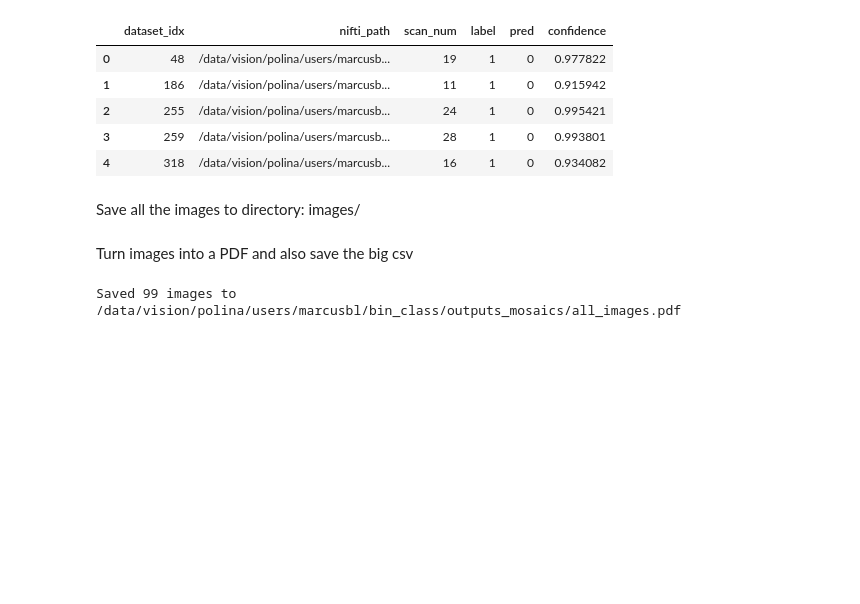
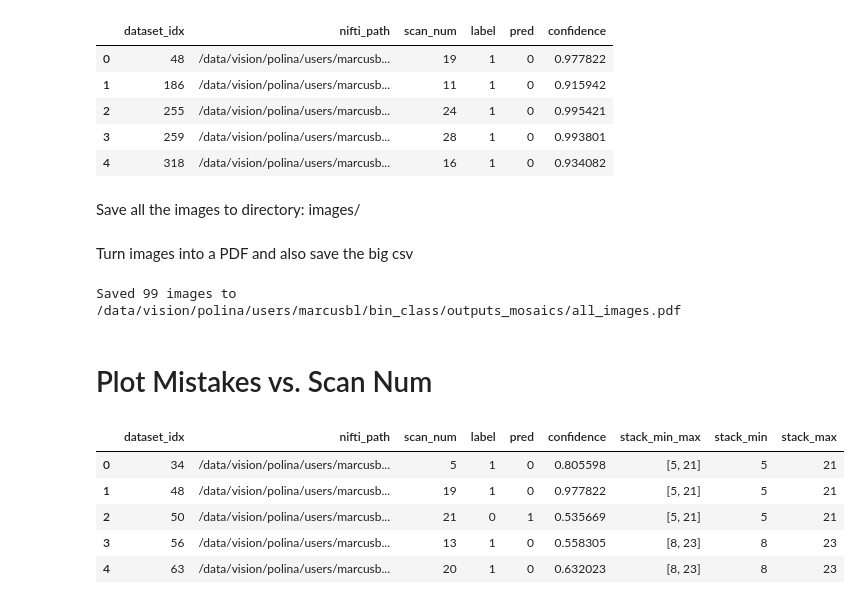
Before and after one commit to MedicalVisionGroup/FetalBrainIQA, a Jupyter notebook: src/generate_mosaics.ipynb, the cells around one changed output. Cells and saved outputs as stored; diff of their text form; code cells hidden in the pictures; blank space fills up the shorter version.

```diff
--- a/src/generate_mosaics.ipynb
+++ b/src/generate_mosaics.ipynb
@@ -317,3 +316,5 @@ print(f"Saved {len(images)} images to {output_pdf}")
 Saved 99 images to /data/vision/polina/users/marcusbl/bin_class/outputs_mosaics/all_images.pdf
 # %%
 choices_df.to_csv(out_dir / 'all_choices.csv')
+# %% [markdown]
+# Plot Mistakes vs. Scan Num
@@ -319,0 +328,9 @@ choices_df.to_csv(out_dir / 'all_choices.csv')
+# %%
+df.head(5)
+# %% [output]
+|  | dataset_idx | nifti_path | scan_num | label | pred | confidence | stack_min_max | stack_min | stack_max |
+| 0 | 34 | /data/vision/polina/users/marcusb... | 5 | 1 | 0 | 0.805598 | [5, 21] | 5 | 21 |
+| 1 | 48 | /data/vision/polina/users/marcusb... | 19 | 1 | 0 | 0.977822 | [5, 21] | 5 | 21 |
+| 2 | 50 | /data/vision/polina/users/marcusb... | 21 | 0 | 1 | 0.535669 | [5, 21] | 5 | 21 |
+| 3 | 56 | /data/vision/polina/users/marcusb... | 13 | 1 | 0 | 0.558305 | [8, 23] | 8 | 23 |
+| 4 | 63 | /data/vision/polina/users/marcusb... | 20 | 1 | 0 | 0.632023 | [8, 23] | 8 | 23 |
```
Also changed, not shown: parts of 16 cells of this notebook, 2 other files.
